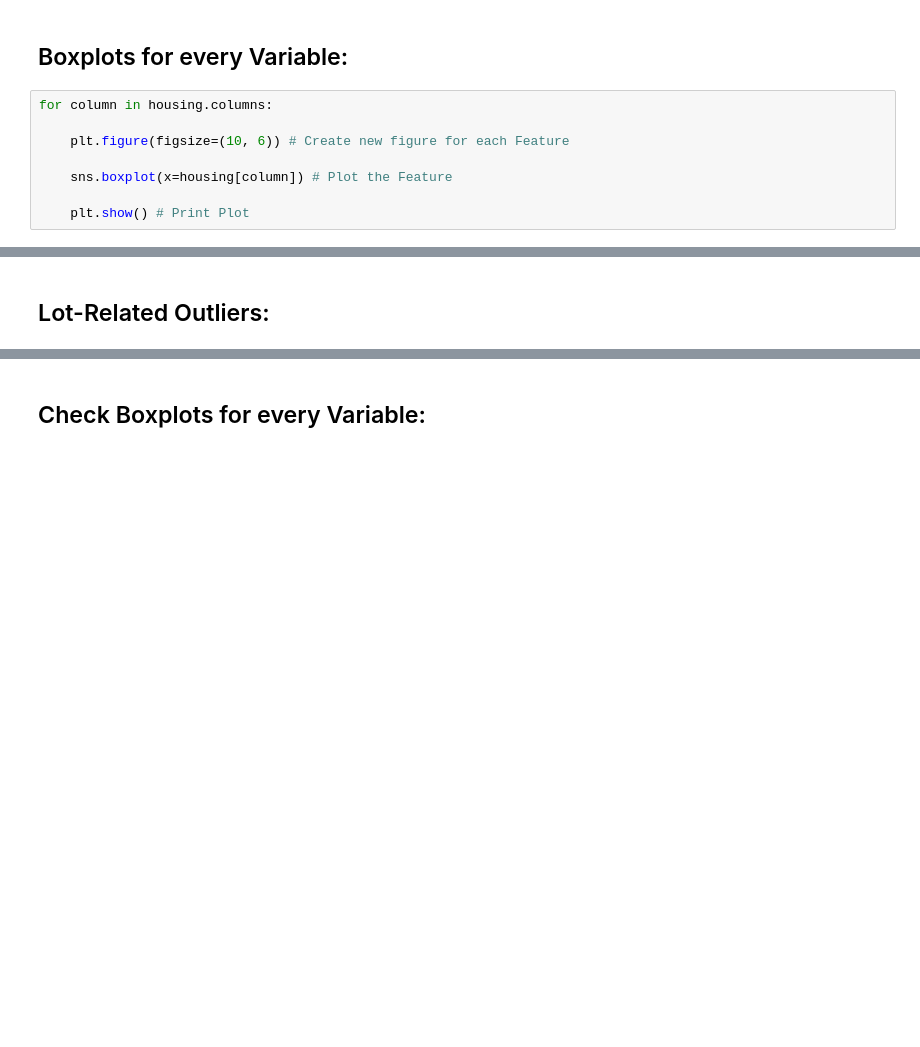
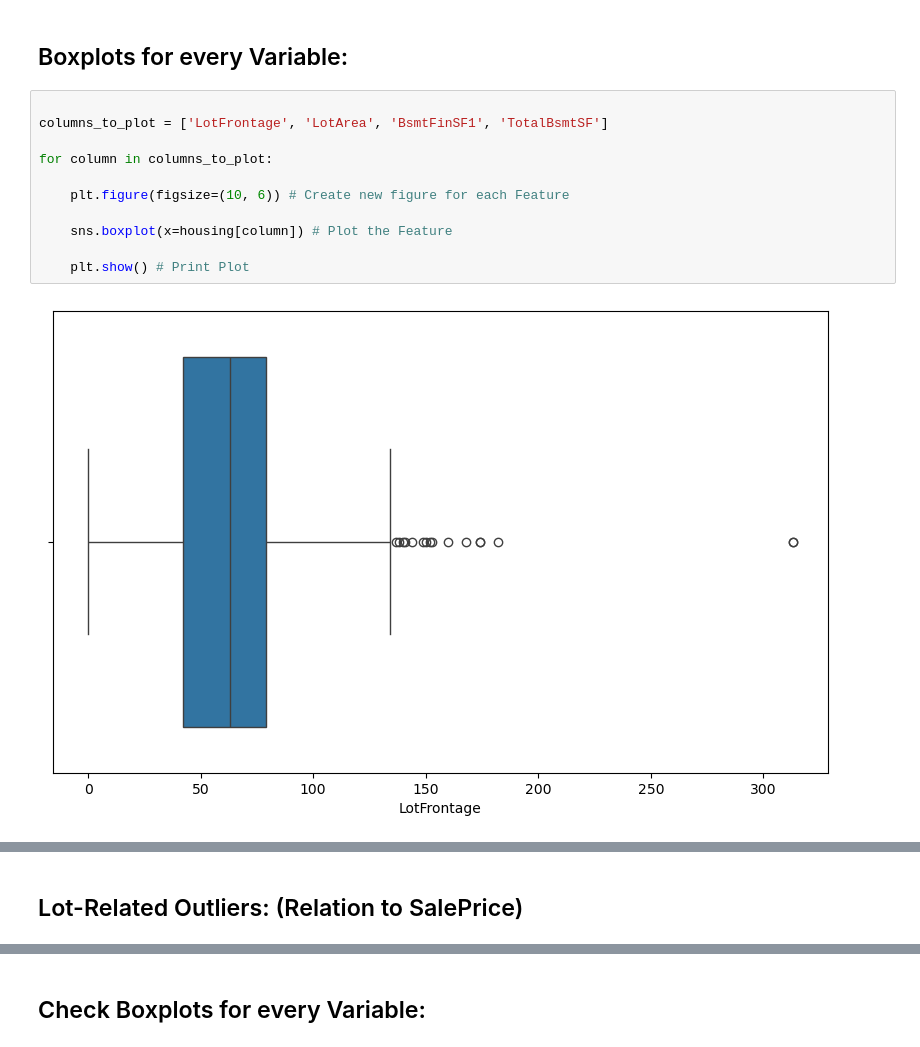
Before and after one commit to roovedot/House-Price-Predictions-with-Random-Forest-Regression-Model, a Jupyter notebook: handlingOutliers.ipynb, the cells around one changed output, grey strips where cells are left out. Cells and saved outputs as stored; diff of their text form; blank space fills up the shorter version.

```diff
--- a/handlingOutliers.ipynb
+++ b/handlingOutliers.ipynb
@@ -14,10 +32,15 @@ housing.info()
 # %% [markdown]
 ## Boxplots for every Variable:
 # %%
-for column in housing.columns:
+
+columns_to_plot = ['LotFrontage', 'LotArea', 'BsmtFinSF1', 'TotalBsmtSF']
+
+for column in columns_to_plot:
 
     plt.figure(figsize=(10, 6)) # Create new figure for each Feature
 
     sns.boxplot(x=housing[column]) # Plot the Feature
 
     plt.show() # Print Plot
+# %% [output]
+[figure, added]
@@ -24,5 +50,5 @@ for column in housing.columns:
 # %% [markdown]
-## Lot-Related Outliers:
+## Lot-Related Outliers: (Relation to SalePrice)
 # %%
 sns.pairplot(housing, x_vars=["LotFrontage"], y_vars=["SalePrice"], height=6, aspect=1.5)
 sns.pairplot(housing, x_vars=["SalePrice"], y_vars=["LotArea"], height=6, aspect=1.5)
```
Also changed, not shown: parts of 11 cells of this notebook, 3 other files.
